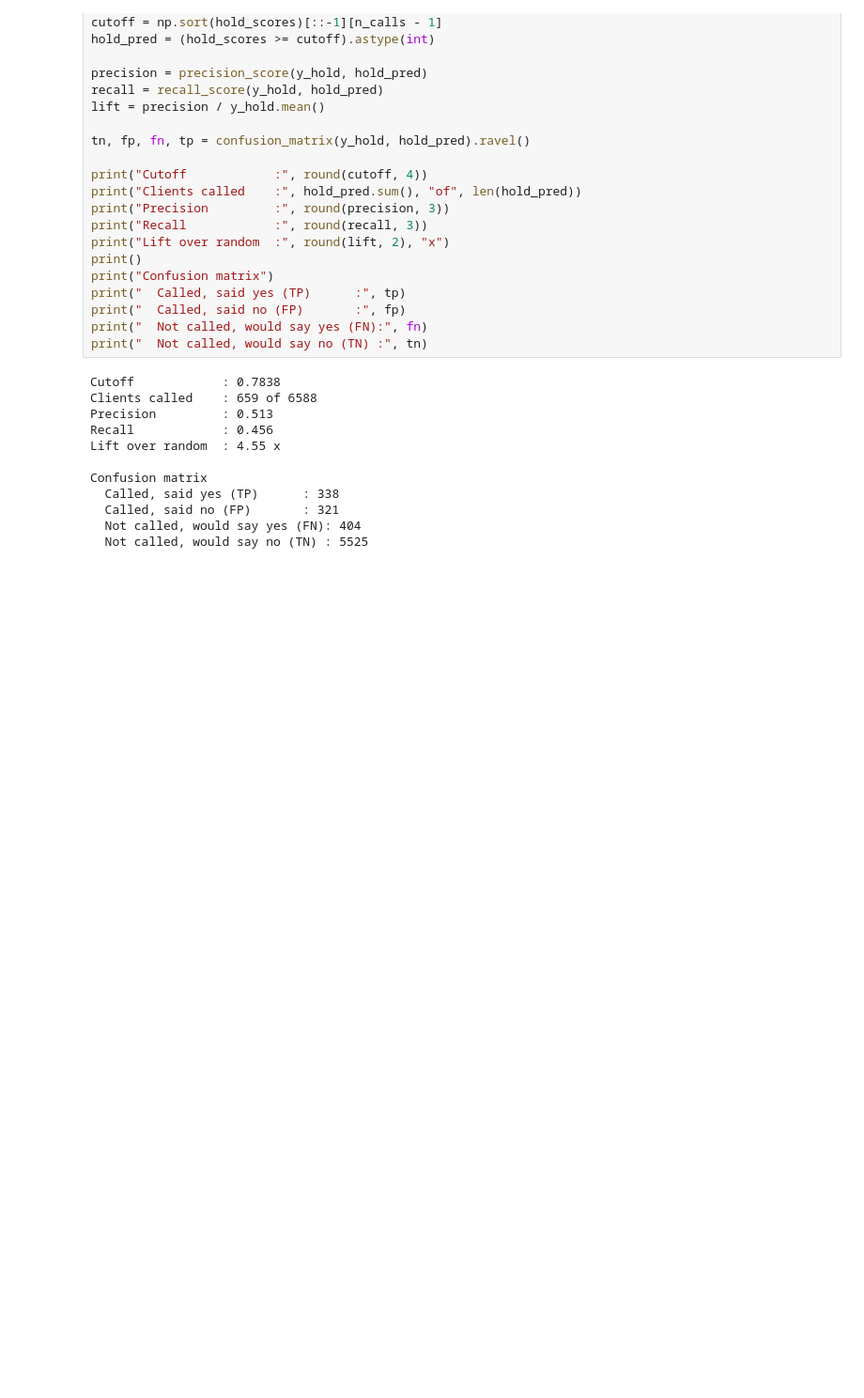
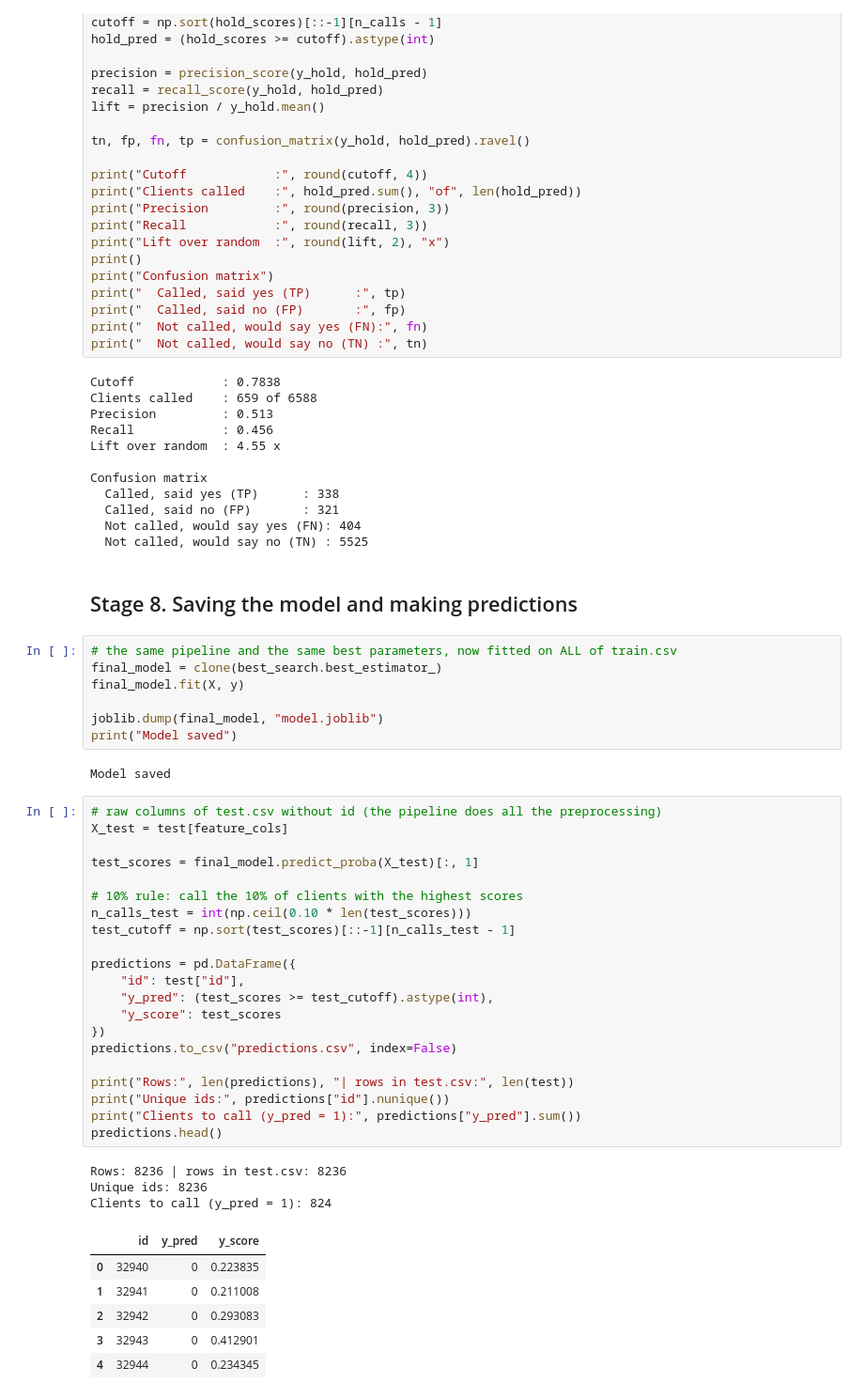
Before and after one commit to dana104/Abidulla_ML_midterm, a Jupyter notebook: Abidulla_task3.ipynb, the cells around one changed output. Shown at 94% size. Cells and saved outputs as stored; diff of their text form; blank space fills up the shorter version.

Commit message:
Run notebook top to bottom with saved outputs

```diff
--- a/Abidulla_task3.ipynb
+++ b/Abidulla_task3.ipynb
@@ -644,3 +644,45 @@ Confusion matrix
   Called, said no (FP)       : 321
   Not called, would say yes (FN): 404
   Not called, would say no (TN) : 5525
+# %% [markdown]
+## Stage 8. Saving the model and making predictions
+# %%
+# the same pipeline and the same best parameters, now fitted on ALL of train.csv
+final_model = clone(best_search.best_estimator_)
+final_model.fit(X, y)
+
+joblib.dump(final_model, "model.joblib")
+print("Model saved")
+# %% [output]
+Model saved
+# %%
+# raw columns of test.csv without id (the pipeline does all the preprocessing)
+X_test = test[feature_cols]
+
+test_scores = final_model.predict_proba(X_test)[:, 1]
+
+# 10% rule: call the 10% of clients with the highest scores
+n_calls_test = int(np.ceil(0.10 * len(test_scores)))
+test_cutoff = np.sort(test_scores)[::-1][n_calls_test - 1]
+
+predictions = pd.DataFrame({
+    "id": test["id"],
+    "y_pred": (test_scores >= test_cutoff).astype(int),
+    "y_score": test_scores
+})
+predictions.to_csv("predictions.csv", index=False)
+
+print("Rows:", len(predictions), "| rows in test.csv:", len(test))
+print("Unique ids:", predictions["id"].nunique())
+print("Clients to call (y_pred = 1):", predictions["y_pred"].sum())
+predictions.head()
+# %% [output]
+Rows: 8236 | rows in test.csv: 8236
+Unique ids: 8236
+Clients to call (y_pred = 1): 824
+|  | id | y_pred | y_score |
+| 0 | 32940 | 0 | 0.223835 |
+| 1 | 32941 | 0 | 0.211008 |
+| 2 | 32942 | 0 | 0.293083 |
+| 3 | 32943 | 0 | 0.412901 |
+| 4 | 32944 | 0 | 0.234345 |
```
Also changed, not shown: parts of 3 cells of this notebook.
